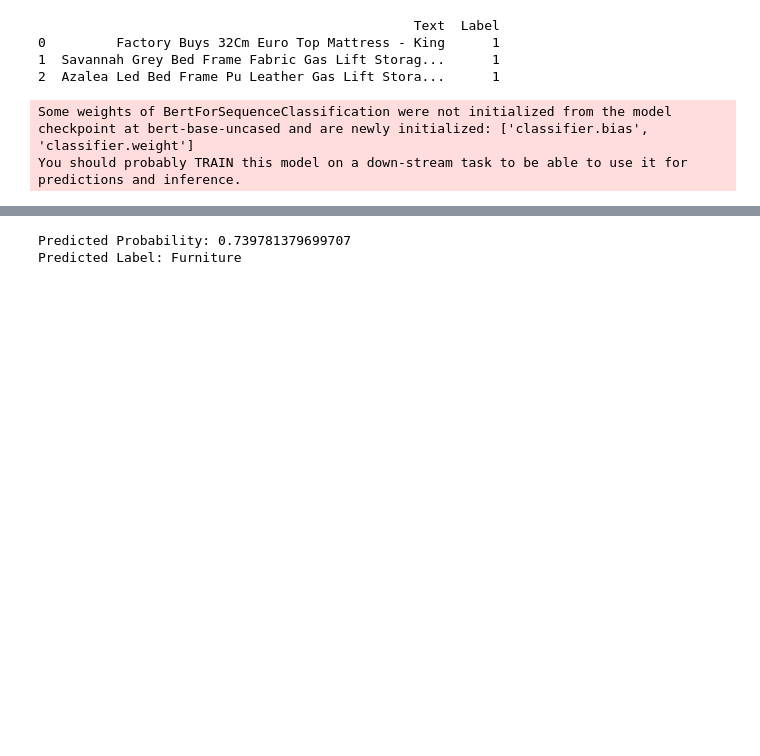
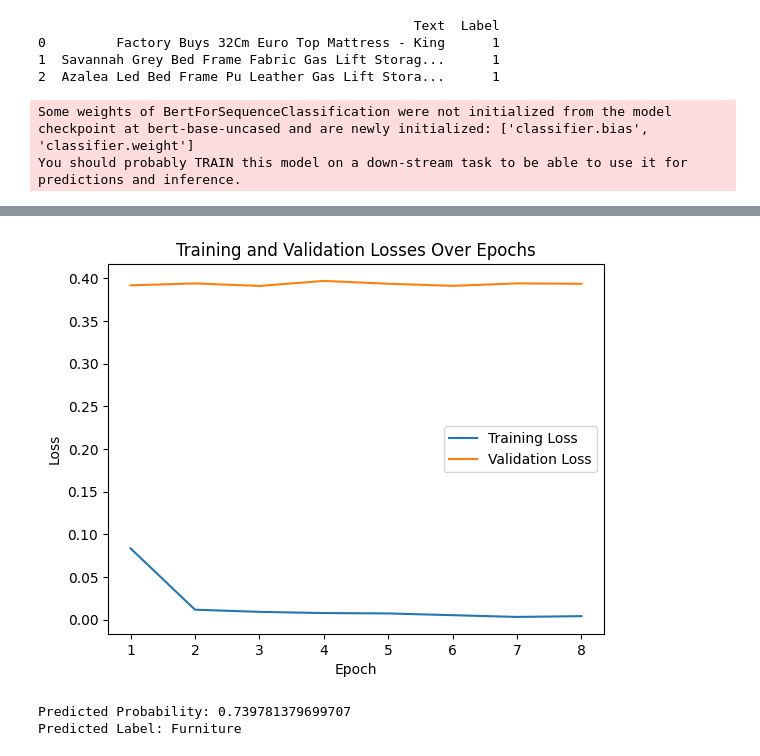
Before and after one commit to VladCalo/Furniture-Names-Project, a Jupyter notebook: src/NER/model_early_stopping.ipynb, the cells around one changed output, grey strips where cells are left out. Cells and saved outputs as stored; diff of their text form; code cells hidden in the pictures; blank space fills up the shorter version.

Commit message:
added plotting to the model

```diff
--- a/src/NER/model_early_stopping.ipynb
+++ b/src/NER/model_early_stopping.ipynb
@@ -136,0 +129,65 @@ Early stopping after 7 epochs
+# %%
+train_losses = []
+val_losses = []
+
+for epoch in range(NUM_EPOCHS):
+    model.train()
+    total_loss = 0
+
+    for batch in train_loader:
+        input_ids, attention_mask, labels = batch
+
+        optimizer.zero_grad()
+
+        outputs = model(input_ids=input_ids, attention_mask=attention_mask, labels=labels.unsqueeze(1).float())
+        loss = outputs.loss
+        loss.backward()
+        optimizer.step()
+
+        total_loss += loss.item()
+
+    # Calculate and store training loss
+    train_loss = total_loss / len(train_loader)
+    train_losses.append(train_loss)
+
+    print(f'Epoch {epoch + 1}/{NUM_EPOCHS}, Training Loss: {train_loss}')
+
+    model.eval()
+    val_predictions = []
+    val_labels = []
+
+    with torch.no_grad():
+        for batch in val_loader:
+            input_ids, attention_mask, labels = batch
+
+            outputs = model(input_ids=input_ids, attention_mask=attention_mask)
+            predictions = torch.sigmoid(outputs.logits.squeeze())
+
+            val_predictions.extend(predictions.cpu().numpy())
+            val_labels.extend(labels.cpu().numpy())
+
+    val_loss = loss_fn(torch.tensor(val_predictions).squeeze(), torch.tensor(val_labels).float())
+    val_losses.append(val_loss.item())
+
+    print(f'Validation Loss: {val_loss}')
+
+    scheduler.step(val_loss)
+
+    if val_loss < best_val_loss:
+        best_val_loss = val_loss
+        early_stopping_counter = 0
+    else:
+        early_stopping_counter += 1
+        if early_stopping_counter >= EARLY_STOPPING_PATIENCE:
+            print(f'Early stopping after {epoch + 1} epochs')
+            break
+
+epochs = np.arange(1, len(train_losses) + 1)
+plt.plot(epochs, train_losses, label='Training Loss')
+plt.plot(epochs, val_losses, label='Validation Loss')
+plt.xlabel('Epoch')
+plt.ylabel('Loss')
+plt.title('Training and Validation Losses Over Epochs')
+plt.legend()
+plt.show()
+# %% [output]
@@ -137,3 +212,4 @@ Early stopping after 7 epochs
+[figure, added]
 # %%
 model.save_pretrained('furniture_model1')
 # %%
```
Also changed, not shown: parts of 3 cells of this notebook, 1 other file.
